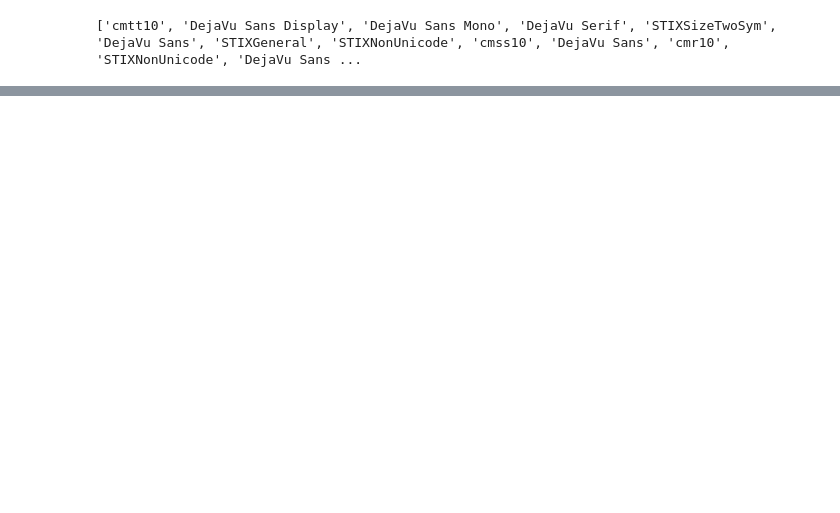
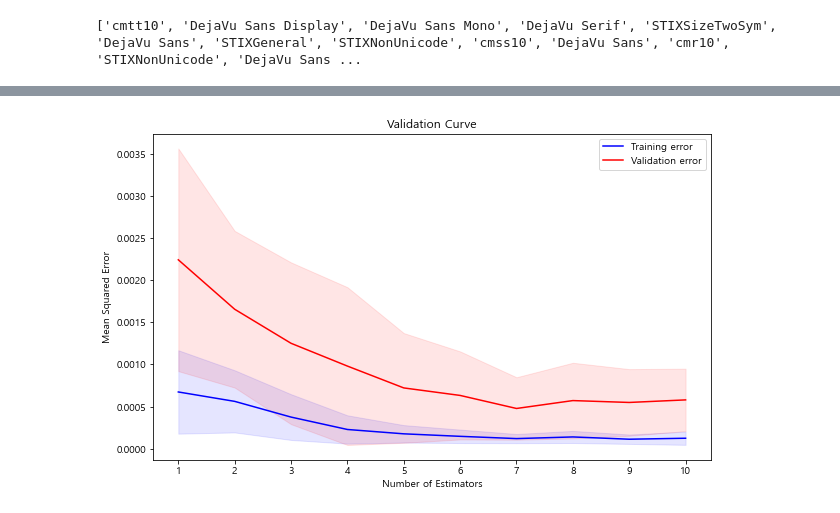
Before and after one commit to Choiterry/AI-Study, a Jupyter notebook: life_data_randomforest2.ipynb, the cells around one changed output, grey strips where cells are left out. Saved outputs shown, nothing was run; the diff lists cells and outputs as text; code cells hidden in the pictures; blank space fills up the shorter version.

```diff
--- a/life_data_randomforest2.ipynb
+++ b/life_data_randomforest2.ipynb
@@ -21,0 +11,4 @@ dtype: int64
+# %%
+label_name = '주거환경만족도'
+cols = ['의료시설 수', '대중교통만족도', '문화시설 수', '경제력', '주택가격 안정화지수', '1인당 녹지 면적', '상업시설 수', '전체녹지', '주거환경만족도']
+df.isnull().sum() # 결측치 있는지 확인
@@ -101,3 +108,50 @@ df_prep
 # %%
 df_prep.to_csv('df_prep.csv')
 #전처리를 마친 데이터
+# %%
+from sklearn.ensemble import RandomForestRegressor
+from sklearn.model_selection import train_test_split
+from sklearn.metrics import mean_squared_error
+X_train, X_test, y_train, y_test = train_test_split(df_prep[cols],df_prep[label_name], test_size=0.2, random_state=42 )
+rf_regressor = RandomForestRegressor( random_state=42)
+# %%
+from sklearn.model_selection import validation_curve
+import numpy as np
+import matplotlib.pyplot as plt
+
+# Create a Random Forest Regressor
+
+
+# Define the range of values for the parameter
+param_range = [1,2,3,4,5,6,7,8,9,10]
+
+# Calculate validation curve
+train_scores, test_scores = validation_curve(
+    rf_regressor, X_train, y_train, param_name='n_estimators', param_range=param_range, cv=5, scoring='neg_mean_squared_error')
+
+# Calculate mean and standard deviation of train scores
+train_mean = -np.mean(train_scores, axis=1)
+train_std = np.std(train_scores, axis=1)
+
+# Calculate mean and standard deviation of test scores
+test_mean = -np.mean(test_scores, axis=1)
+test_std = np.std(test_scores, axis=1)
+
+# Plot validation curve
+plt.figure(figsize=(10, 6))
+plt.plot(param_range, train_mean, label='Training error', color='blue')
+plt.plot(param_range, test_mean, label='Validation error', color='red')
+
+# Draw the bands
+plt.fill_between(param_range, train_mean - train_std, train_mean + train_std, color='blue', alpha=0.1)
+plt.fill_between(param_range, test_mean - test_std, test_mean + test_std, color='red', alpha=0.1)
+
+# Add labels and title
+plt.xlabel('Number of Estimators')
+plt.ylabel('Mean Squared Error')
+plt.title('Validation Curve')
+plt.legend(loc='best')
+plt.xticks(param_range)
+plt.show()
+# %% [output]
+[figure, added]
```
Also changed, not shown: parts of 7 cells of this notebook, 3 other files.
